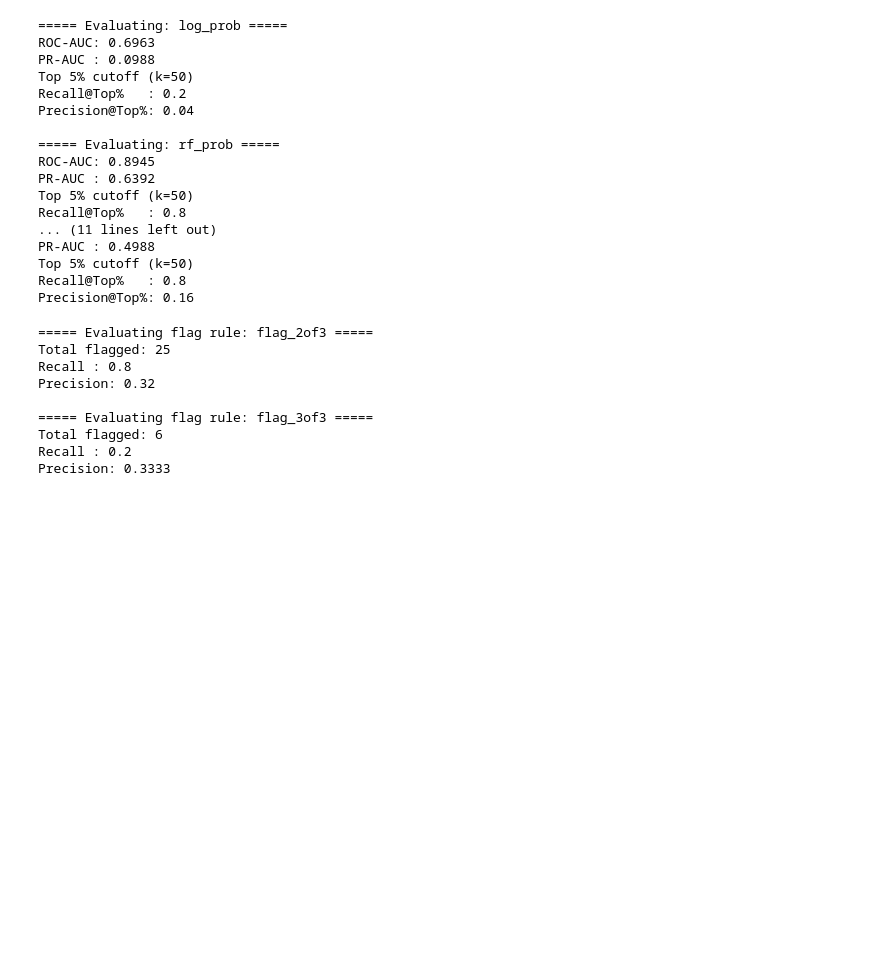
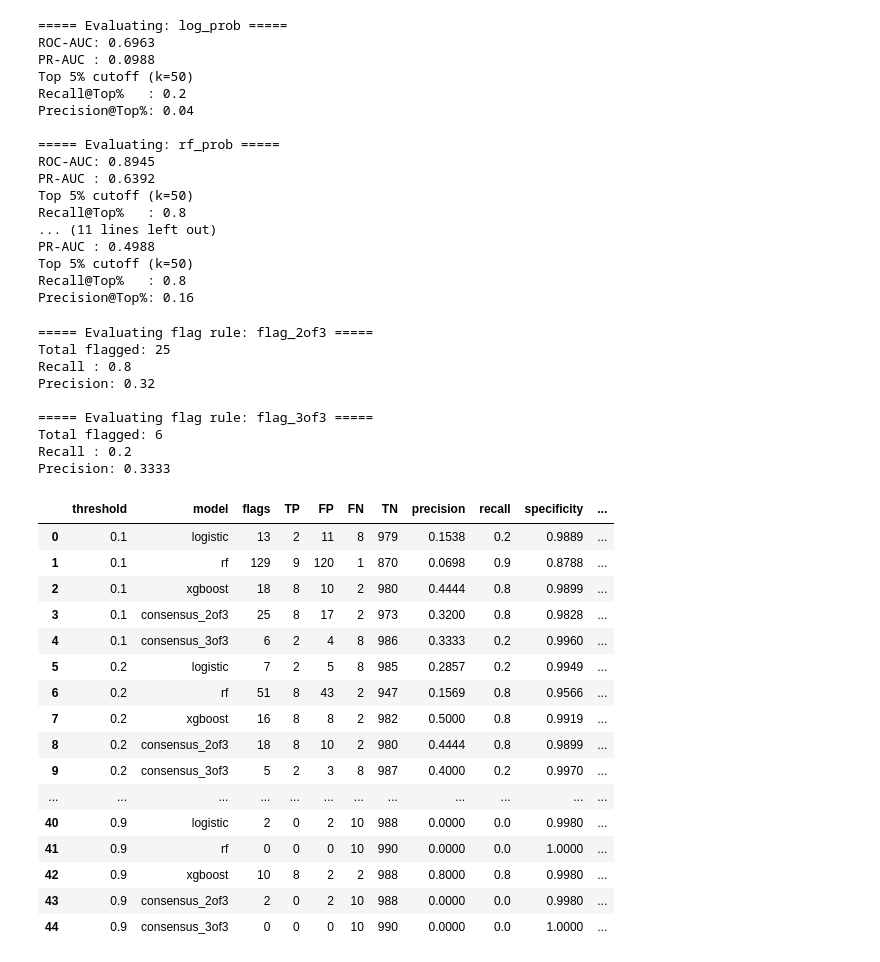
Before and after one commit to UxC999/AMLdatachallenge, a Jupyter notebook: comprehensive_model_analysis.ipynb, the cells around one changed output. Saved outputs shown, nothing was run; the diff lists cells and outputs as text; code cells hidden in the pictures; blank space fills up the shorter version.

```diff
--- a/comprehensive_model_analysis.ipynb
+++ b/comprehensive_model_analysis.ipynb
@@ -1003,3 +1003,100 @@ Precision: 0.32
 Total flagged: 6
 Recall : 0.2
 Precision: 0.3333
+# %%
+def compute_metrics(y_true, y_pred):
+    y_true = np.asarray(y_true).astype(int)
+    y_pred = np.asarray(y_pred).astype(int)
+
+    TP = int(((y_true == 1) & (y_pred == 1)).sum())
+    TN = int(((y_true == 0) & (y_pred == 0)).sum())
+    FP = int(((y_true == 0) & (y_pred == 1)).sum())
+    FN = int(((y_true == 1) & (y_pred == 0)).sum())
+
+    precision   = TP / (TP + FP) if (TP + FP) > 0 else 0.0
+    recall      = TP / (TP + FN) if (TP + FN) > 0 else 0.0
+    specificity = TN / (TN + FP) if (TN + FP) > 0 else 0.0
+
+    # Type I and Type II error rates
+    type1_error = FP / (FP + TN) if (FP + TN) > 0 else 0.0  # FPR
+    type2_error = FN / (FN + TP) if (FN + TP) > 0 else 0.0  # FNR
+
+    return TP, FP, FN, TN, precision, recall, specificity, type1_error, type2_error
+
+
+rows = []
+thresholds = [round(x, 1) for x in np.arange(0.1, 1.0, 0.1)]
+y_true = eval_df["label"].astype(int)
+
+for t in thresholds:
+    # 1) individual model predictions at this threshold
+    log_pred = (eval_df["log_prob"] >= t).astype(int)
+    rf_pred  = (eval_df["rf_prob"]  >= t).astype(int)
+    xgb_pred = (eval_df["xgb_prob"] >= t).astype(int)
+
+    # 2) consensus rules at this threshold
+    vote_sum = log_pred + rf_pred + xgb_pred
+    pred_2of3 = (vote_sum >= 2).astype(int)
+    pred_3of3 = (vote_sum == 3).astype(int)
+
+    pred_map = {
+        "logistic": log_pred,
+        "rf": rf_pred,
+        "xgboost": xgb_pred,
+        "consensus_2of3": pred_2of3,
+        "consensus_3of3": pred_3of3
+    }
+
+    for model_name, y_pred in pred_map.items():
+        TP, FP, FN, TN, precision, recall, specificity, type1, type2 = compute_metrics(y_true, y_pred)
+
+        rows.append({
+            "threshold": t,
+            "model": model_name,
+            "flags": int(y_pred.sum()),
+            "TP": TP,
+            "FP": FP,
+            "FN": FN,
+            "TN": TN,
+            "precision": round(precision, 4),
+            "recall": round(recall, 4),
+            "specificity": round(specificity, 4),
+            "type1_error_rate": round(type1, 4),
+            "type2_error_rate": round(type2, 4)
+        })
+
+model_order = [
+    "logistic",
+    "rf",
+    "xgboost",
+    "consensus_2of3",
+    "consensus_3of3"
+]
+
+results_df["model"] = pd.Categorical(
+    results_df["model"],
+    categories=model_order,
+    ordered=True
+)
+
+results_df = results_df.sort_values(["threshold", "model"]).reset_index(drop=True)
+
+display(results_df)
+# %% [output]
+|  | threshold | model | flags | TP | FP | FN | TN | precision | recall | specificity | ... |
+| 0 | 0.1 | logistic | 13 | 2 | 11 | 8 | 979 | 0.1538 | 0.2 | 0.9889 | ... |
+| 1 | 0.1 | rf | 129 | 9 | 120 | 1 | 870 | 0.0698 | 0.9 | 0.8788 | ... |
+| 2 | 0.1 | xgboost | 18 | 8 | 10 | 2 | 980 | 0.4444 | 0.8 | 0.9899 | ... |
+| 3 | 0.1 | consensus_2of3 | 25 | 8 | 17 | 2 | 973 | 0.3200 | 0.8 | 0.9828 | ... |
+| 4 | 0.1 | consensus_3of3 | 6 | 2 | 4 | 8 | 986 | 0.3333 | 0.2 | 0.9960 | ... |
+| 5 | 0.2 | logistic | 7 | 2 | 5 | 8 | 985 | 0.2857 | 0.2 | 0.9949 | ... |
+| 6 | 0.2 | rf | 51 | 8 | 43 | 2 | 947 | 0.1569 | 0.8 | 0.9566 | ... |
+| 7 | 0.2 | xgboost | 16 | 8 | 8 | 2 | 982 | 0.5000 | 0.8 | 0.9919 | ... |
+| 8 | 0.2 | consensus_2of3 | 18 | 8 | 10 | 2 | 980 | 0.4444 | 0.8 | 0.9899 | ... |
+| 9 | 0.2 | consensus_3of3 | 5 | 2 | 3 | 8 | 987 | 0.4000 | 0.2 | 0.9970 | ... |
+| ... | ... | ... | ... | ... | ... | ... | ... | ... | ... | ... | ... |
+| 40 | 0.9 | logistic | 2 | 0 | 2 | 10 | 988 | 0.0000 | 0.0 | 0.9980 | ... |
+| 41 | 0.9 | rf | 0 | 0 | 0 | 10 | 990 | 0.0000 | 0.0 | 1.0000 | ... |
+| 42 | 0.9 | xgboost | 10 | 8 | 2 | 2 | 988 | 0.8000 | 0.8 | 0.9980 | ... |
+| 43 | 0.9 | consensus_2of3 | 2 | 0 | 2 | 10 | 988 | 0.0000 | 0.0 | 0.9980 | ... |
+| 44 | 0.9 | consensus_3of3 | 0 | 0 | 0 | 10 | 990 | 0.0000 | 0.0 | 1.0000 | ... |
```
Also changed, not shown: parts of 8 cells of this notebook.
